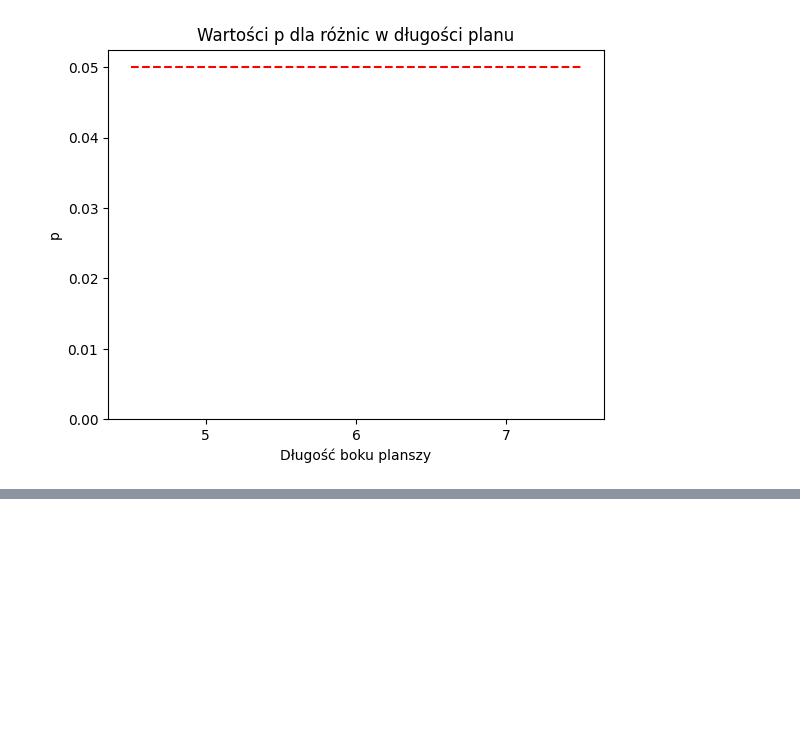
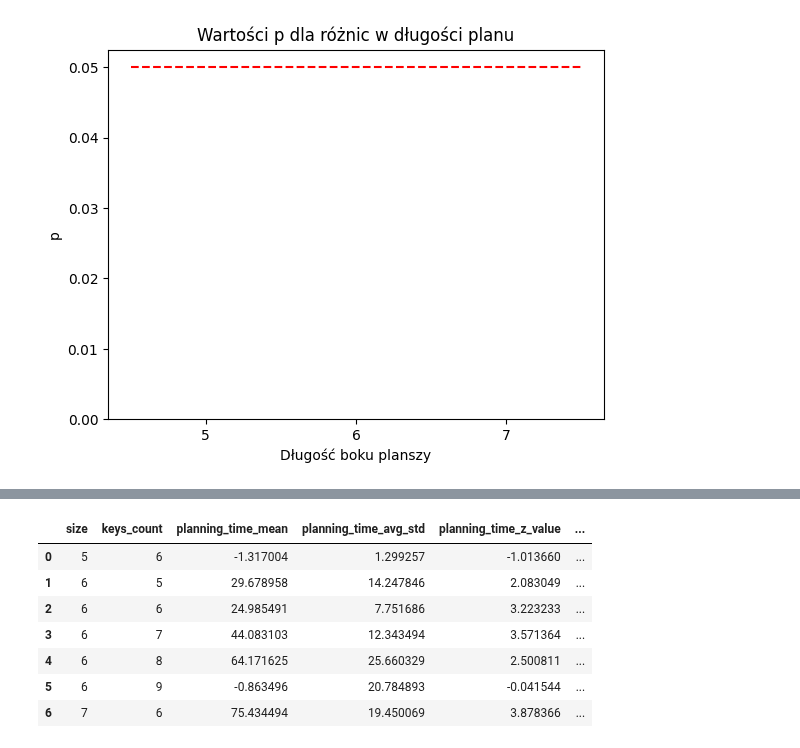
Before and after one commit to piotrkubala/blocky-game, a Jupyter notebook: experiments_plots.ipynb, the cells around one changed output, grey strips where cells are left out. Cells and saved outputs as stored; diff of their text form; code cells hidden in the pictures; blank space fills up the shorter version.

```diff
--- a/experiments_plots.ipynb
+++ b/experiments_plots.ipynb
@@ -515,0 +531,11 @@ plt.show()
+# %%
+df_differences_first_correct_aggregated[['size', 'keys_count', 'planning_time_mean', 'planning_time_avg_std', 'planning_time_z_value', 'planning_time_p_value']]
+# %% [output]
+|  | size | keys_count | planning_time_mean | planning_time_avg_std | planning_time_z_value | ... |
+| 0 | 5 | 6 | -1.317004 | 1.299257 | -1.013660 | ... |
+| 1 | 6 | 5 | 29.678958 | 14.247846 | 2.083049 | ... |
+| 2 | 6 | 6 | 24.985491 | 7.751686 | 3.223233 | ... |
+| 3 | 6 | 7 | 44.083103 | 12.343494 | 3.571364 | ... |
+| 4 | 6 | 8 | 64.171625 | 25.660329 | 2.500811 | ... |
+| 5 | 6 | 9 | -0.863496 | 20.784893 | -0.041544 | ... |
+| 6 | 7 | 6 | 75.434494 | 19.450069 | 3.878366 | ... |
```
Also changed, not shown: parts of 3 cells of this notebook, 4 other files.
